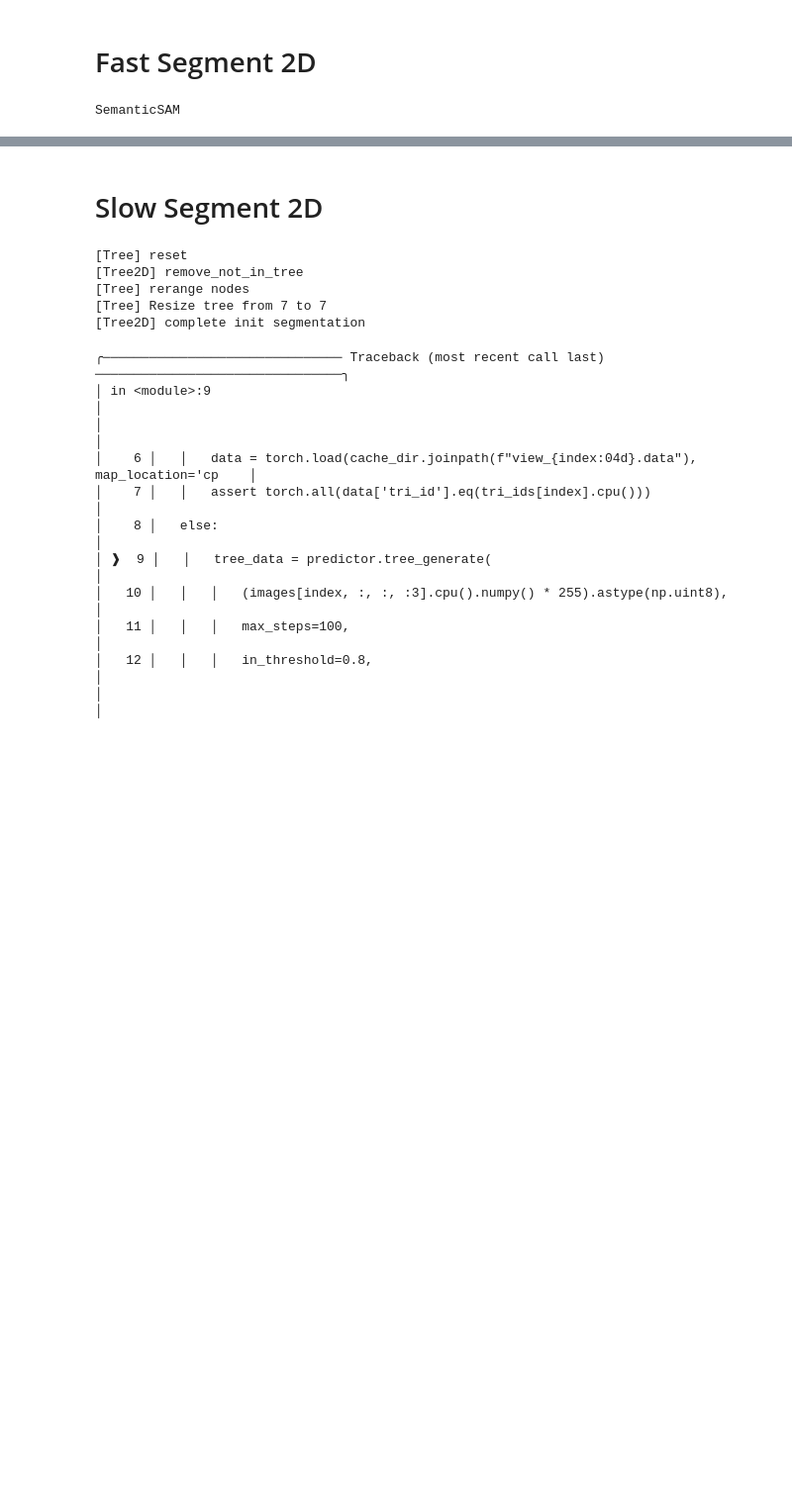
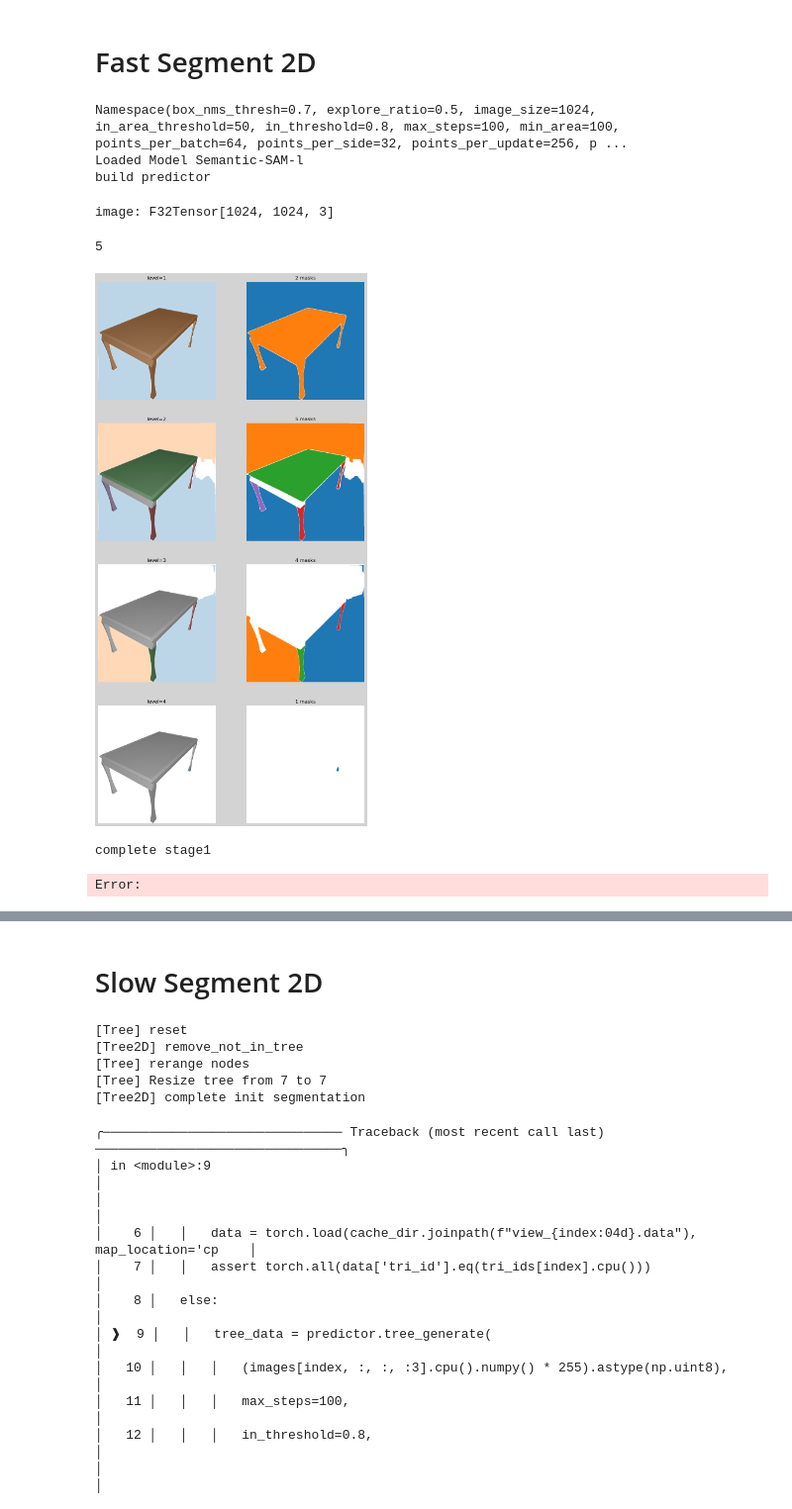
Before and after one commit to dnvtmf/OTS, a Jupyter notebook: notebooks/PartNet.ipynb, the cells around one changed output, grey strips where cells are left out. Shown at 99% size. Drawn from its saved outputs; the diff is of its cells as text; code cells hidden in the pictures; blank space fills up the shorter version.

```diff
--- a/notebooks/PartNet.ipynb
+++ b/notebooks/PartNet.ipynb
@@ -202,24 +134,36 @@ plt.show()
 # %% [markdown]
 # Fast Segment 2D
-# %%
-ckpt_path = Path("~/models/segmentation/Semantic-SAM/swinl_only_sam_many2many.pth").expanduser()
-model = semantic_sam_l(ckpt_path).eval().to(device)
-print(model.__class__.__name__)
-predictor = TreePredictor(model, stability_score_thresh=0.92)
-# %% [output]
-SemanticSAM
+# %%
+parser =  argparse.ArgumentParser()
+predictor_options(parser)
+args = parser.parse_args([])
+print(args)
+predictor = get_predictor(args)
+# %% [output]
+Namespace(box_nms_thresh=0.7, explore_ratio=0.5, image_size=1024, in_area_threshold=50, in_threshold=0.8, max_steps=100, min_area=100, points_per_batch=64, points_per_side=32, points_per_update=256, p ...
+Loaded Model Semantic-SAM-l
+build predictor
 # %%
 show_index = 8
 image = images[show_index, :, :, :3]
 print('image:', utils.show_shape(image))
 tree_data = predictor.tree_generate(
     (image.cpu().numpy() * 255).astype(np.uint8),
-    max_iters=100,
+    max_steps=100,
     in_threshold=0.8,
     union_threshold=0.1,
     min_mask_region_area=100,
     points_per_update=256,
     device=device,
     in_thre_area=50,
 )
 show_all_levels(image, tree_data, facecolor='lightgray', width=6)
+# %% [output]
+image: F32Tensor[1024, 1024, 3]
+5
+[figure, added]
+# %%
+run_fast_2d_semgentation(cache_dir, mesh, images, tri_ids, Tw2vs, num_points=10, steps=10, predictor=predictor)
+# %% [output]
+complete stage1
+Error:
```
Also changed, not shown: parts of 16 cells of this notebook, 14 other files.
